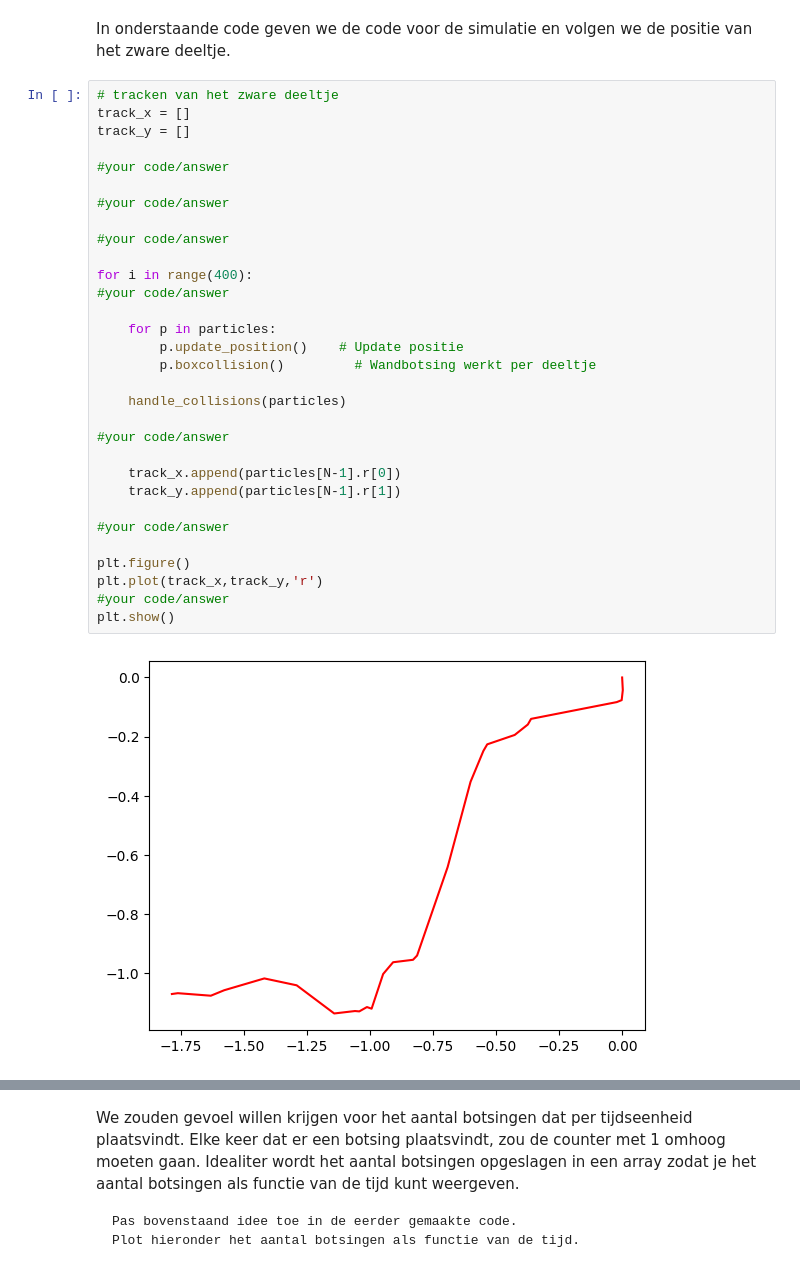
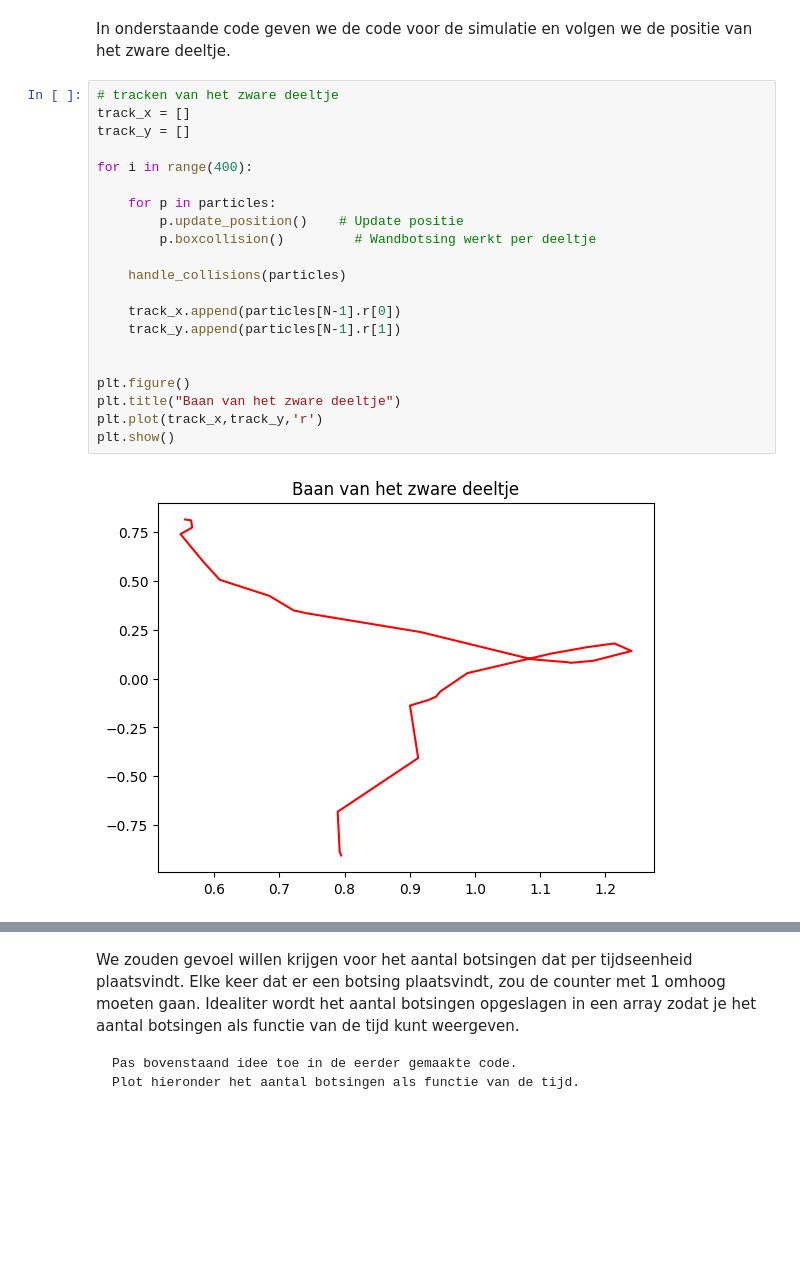
Before and after one commit to Roosmarijnkos/104, a Jupyter notebook: Content/PySim/4_brownianmotion.ipynb, the cells around one changed output, grey strips where cells are left out. Saved outputs shown, nothing was run; the diff lists cells and outputs as text; blank space fills up the shorter version.

```diff
--- a/Content/PySim/4_brownianmotion.ipynb
+++ b/Content/PySim/4_brownianmotion.ipynb
@@ -160,36 +165,26 @@ In onderstaande code geven we de code voor de simulatie en volgen we de positie
 # %%
 # tracken van het zware deeltje
 track_x = []
 track_y = []
 
-#your code/answer
-
-#your code/answer
-
-#your code/answer
-
 for i in range(400):
-#your code/answer
 
     for p in particles:
         p.update_position()    # Update positie
         p.boxcollision()         # Wandbotsing werkt per deeltje
 
     handle_collisions(particles)
 
-#your code/answer
-
     track_x.append(particles[N-1].r[0])
     track_y.append(particles[N-1].r[1])
 
-#your code/answer
 
 plt.figure()
+plt.title("Baan van het zware deeltje")
 plt.plot(track_x,track_y,'r')
-#your code/answer
 plt.show()
 # %% [output]
-[figure, old version]
+[figure, new version]
 # %%
 # track zwaar deeltje
 track_x_heavy = []
```
Also changed, not shown: parts of 6 cells of this notebook.
